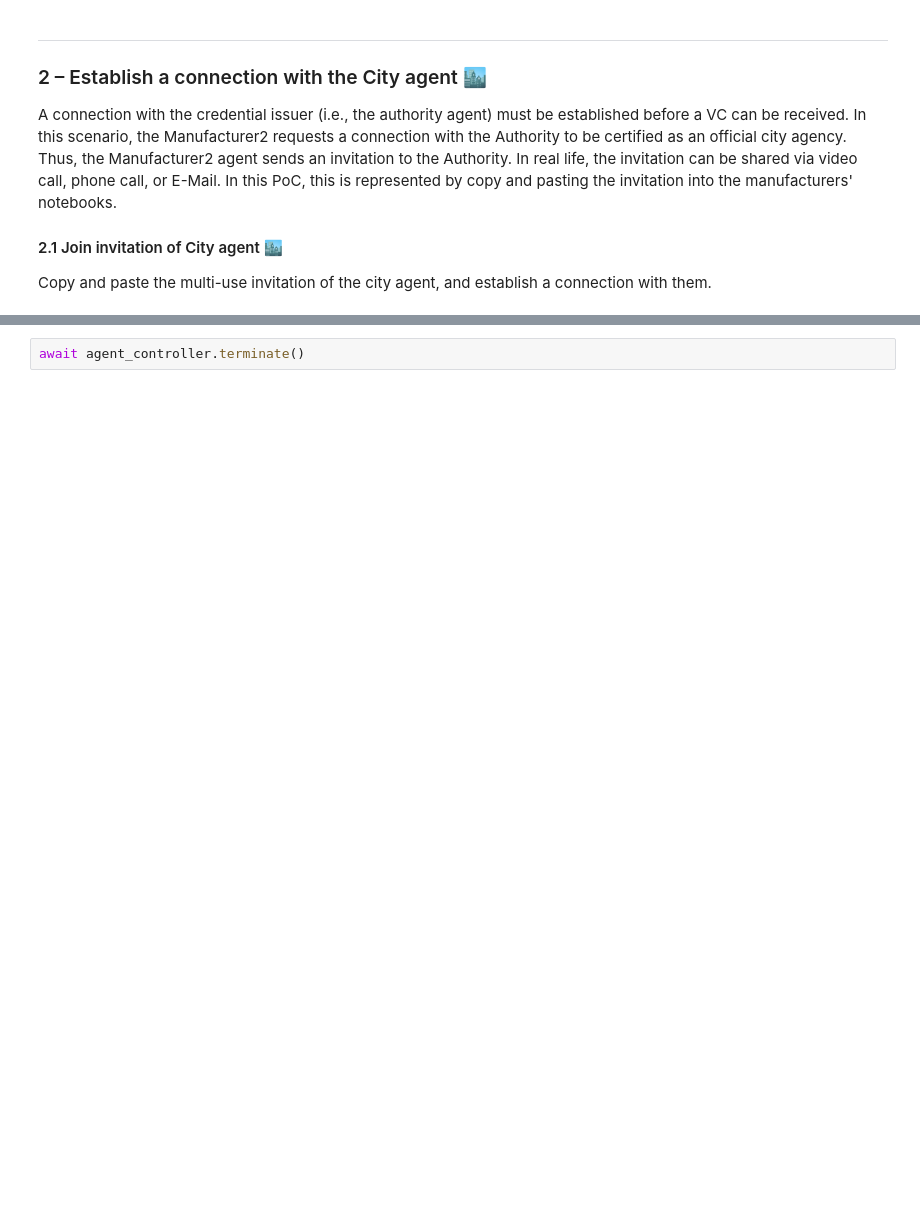
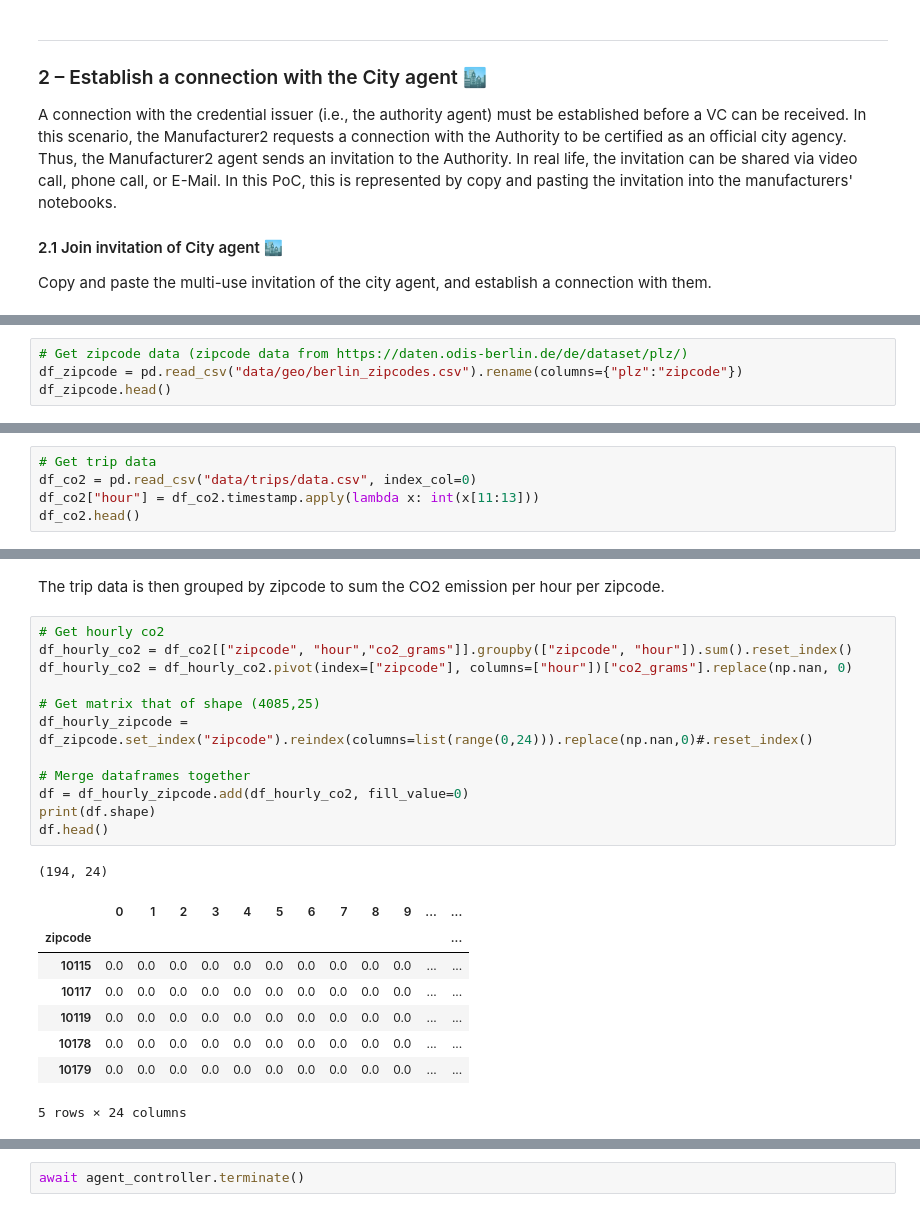
Before and after one commit to kajaschmidt/aries-jupyter-playground, a Jupyter notebook: agents/manufacturer2/notebooks/03_connect_with_city.ipynb, the cells around one changed output, grey strips where cells are left out. Saved outputs shown, nothing was run; the diff lists cells and outputs as text; blank space fills up the shorter version.

```diff
--- a/agents/manufacturer2/notebooks/03_connect_with_city.ipynb
+++ b/agents/manufacturer2/notebooks/03_connect_with_city.ipynb
@@ -150,0 +247,4 @@ duet.requests.add_handler(name="reconstruct", action="accept")
+# %%
+# Get zipcode data (zipcode data from https://daten.odis-berlin.de/de/dataset/plz/)
+df_zipcode = pd.read_csv("data/geo/berlin_zipcodes.csv").rename(columns={"plz":"zipcode"})
+df_zipcode.head()
@@ -150,0 +259,5 @@ duet.requests.add_handler(name="reconstruct", action="accept")
+# %%
+# Get trip data
+df_co2 = pd.read_csv("data/trips/data.csv", index_col=0)
+df_co2["hour"] = df_co2.timestamp.apply(lambda x: int(x[11:13]))
+df_co2.head()
@@ -150,0 +271,24 @@ duet.requests.add_handler(name="reconstruct", action="accept")
+# %% [markdown]
+The trip data is then grouped by zipcode to sum the CO2 emission per hour per zipcode.
+# %%
+# Get hourly co2
+df_hourly_co2 = df_co2[["zipcode", "hour","co2_grams"]].groupby(["zipcode", "hour"]).sum().reset_index()
+df_hourly_co2 = df_hourly_co2.pivot(index=["zipcode"], columns=["hour"])["co2_grams"].replace(np.nan, 0)
+
+# Get matrix that of shape (4085,25)
+df_hourly_zipcode = df_zipcode.set_index("zipcode").reindex(columns=list(range(0,24))).replace(np.nan,0)#.reset_index()
+
+# Merge dataframes together
+df = df_hourly_zipcode.add(df_hourly_co2, fill_value=0)
+print(df.shape)
+df.head()
+# %% [output]
+(194, 24)
+|  | 0 | 1 | 2 | 3 | 4 | 5 | 6 | 7 | 8 | 9 | ... | ... |
+| zipcode |  |  |  |  |  |  |  |  |  |  |  | ... |
+| 10115 | 0.0 | 0.0 | 0.0 | 0.0 | 0.0 | 0.0 | 0.0 | 0.0 | 0.0 | 0.0 | ... | ... |
+| 10117 | 0.0 | 0.0 | 0.0 | 0.0 | 0.0 | 0.0 | 0.0 | 0.0 | 0.0 | 0.0 | ... | ... |
+| 10119 | 0.0 | 0.0 | 0.0 | 0.0 | 0.0 | 0.0 | 0.0 | 0.0 | 0.0 | 0.0 | ... | ... |
+| 10178 | 0.0 | 0.0 | 0.0 | 0.0 | 0.0 | 0.0 | 0.0 | 0.0 | 0.0 | 0.0 | ... | ... |
+| 10179 | 0.0 | 0.0 | 0.0 | 0.0 | 0.0 | 0.0 | 0.0 | 0.0 | 0.0 | 0.0 | ... | ... |
+5 rows × 24 columns
```
Also changed, not shown: parts of 35 cells of this notebook, 21 other files.
